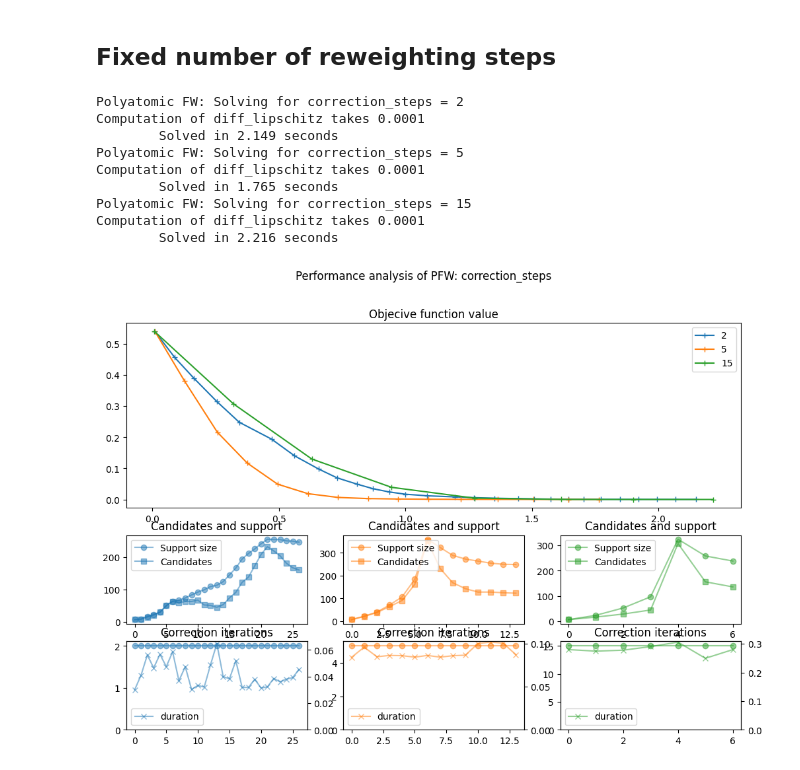
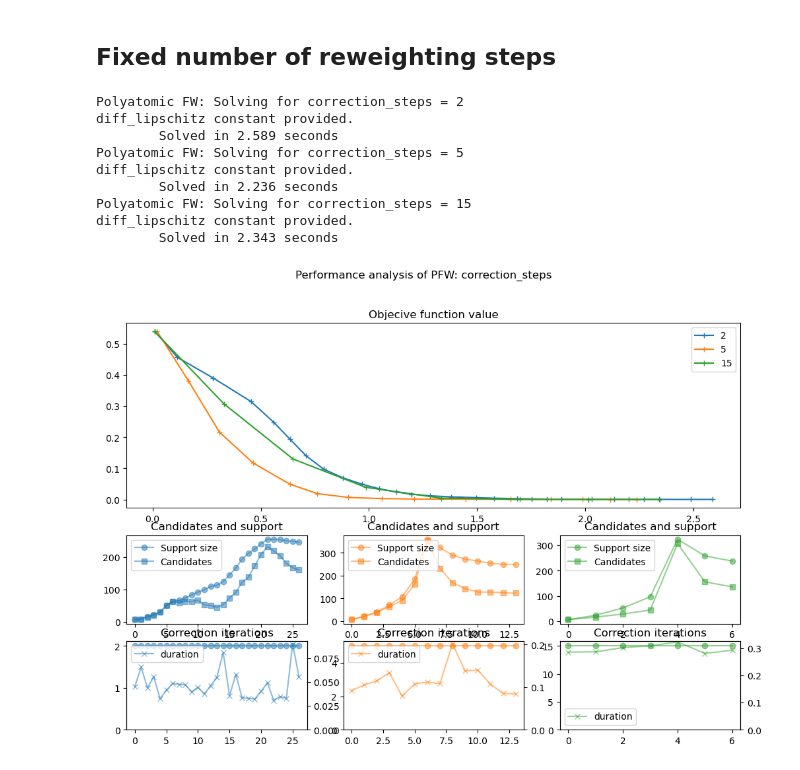
Before and after one commit to AdriaJ/pyfw-lasso, a Jupyter notebook: examples/Example_PFW.ipynb, the cells around one changed output. Cells and saved outputs as stored; diff of their text form; code cells hidden in the pictures.

```diff
--- a/examples/Example_PFW.ipynb
+++ b/examples/Example_PFW.ipynb
@@ -329,7 +337,7 @@ solvers = []
 ds = []
 hs = []
 for elem in l:
-    solver = pyfw.PolyatomicFWforLasso(
+    solver = pyfwl.PFWLasso(
         measurements,
         op,
         lambda_,
@@ -343,7 +351,7 @@ for elem in l:
     solvers.append(solver)
 
     print("Polyatomic FW: Solving for " + key + " = {}".format(elem))
-    solver.fit(stop_crit= stop | track_dcv)
+    solver.fit(stop_crit= stop | track_dcv, diff_lipschitz=lip**2)
     d, h = solver.stats()
     print("\tSolved in {:.3f} seconds".format(h["duration"][-1]))
     ds.append(d)
@@ -371,7 +380,7 @@ solvers = []
 ds = []
 hs = []
 for elem in l:
-    solver = pyfw.PolyatomicFWforLasso(
+    solver = pyfwl.PFWLasso(
         measurements,
         op,
         lambda_,
@@ -385,7 +394,7 @@ for elem in l:
     solvers.append(solver)
 
     print("Polyatomic FW: Solving for " + key + " = {}".format(elem))
-    solver.fit(stop_crit= stop | track_dcv)
+    solver.fit(stop_crit= stop | track_dcv, diff_lipschitz=lip**2)
     d, h = solver.stats()
     print("\tSolved in {:.3f} seconds".format(h["duration"][-1]))
     ds.append(d)
@@ -408,7 +417,7 @@ solvers = []
 ds = []
 hs = []
 for elem in l:
-    solver = pyfw.PolyatomicFWforLasso(
+    solver = pyfwl.PFWLasso(
         measurements,
         op,
         lambda_,
@@ -422,7 +431,7 @@ for elem in l:
     solvers.append(solver)
 
     print("Polyatomic FW: Solving for " + key + " = {}".format(elem))
-    solver.fit(stop_crit= stop | track_dcv)
+    solver.fit(stop_crit= stop | track_dcv, diff_lipschitz=lip**2)
     d, h = solver.stats()
     print("\tSolved in {:.3f} seconds".format(h["duration"][-1]))
     ds.append(d)
@@ -450,7 +459,7 @@ solvers = []
 ds = []
 hs = []
 for elem in l:
-    solver = pyfw.PolyatomicFWforLasso(
+    solver = pyfwl.PFWLasso(
         measurements,
         op,
         lambda_,
@@ -464,7 +473,7 @@ for elem in l:
     solvers.append(solver)
 
     print("Polyatomic FW: Solving for " + key + " = {}".format(elem))
-    solver.fit(stop_crit= stop | track_dcv)
+    solver.fit(stop_crit= stop | track_dcv, diff_lipschitz=lip**2)
     d, h = solver.stats()
     print("\tSolved in {:.3f} seconds".format(h["duration"][-1]))
     ds.append(d)
@@ -490,37 +499,37 @@ l = [2, 5, 15]
 # %%
 solvers = []
 ds = []
 hs = []
 for elem in l:
-    solver = pyfw.PolyatomicFWforLasso(
+    solver = pyfwl.PFWLasso(
         measurements,
         op,
         lambda_,
         ms_threshold=.7,
         init_correction_prec=.1,
         final_correction_prec=final_correction,
         remove_positions=remove,
         min_correction_steps=elem,
         show_progress=False,
     )
     solvers.append(solver)
 
     print("Polyatomic FW: Solving for " + key + " = {}".format(elem))
-    solver.fit(stop_crit= stop | track_dcv, lock_reweighting=True)
+    solver.fit(stop_crit= stop | track_dcv, lock_reweighting=True, diff_lipschitz=lip**2)
     d, h = solver.stats()
     print("\tSolved in {:.3f} seconds".format(h["duration"][-1]))
     ds.append(d)
     hs.append(h)
 
 plot_comparison(l, key, solvers, hs)
 # %% [output]
 Polyatomic FW: Solving for correction_steps = 2
-Computation of diff_lipschitz takes 0.0001
-        Solved in 2.149 seconds
+diff_lipschitz constant provided.
+        Solved in 2.589 seconds
 Polyatomic FW: Solving for correction_steps = 5
-Computation of diff_lipschitz takes 0.0001
-        Solved in 1.765 seconds
+diff_lipschitz constant provided.
+        Solved in 2.236 seconds
 Polyatomic FW: Solving for correction_steps = 15
-Computation of diff_lipschitz takes 0.0001
-        Solved in 2.216 seconds
+diff_lipschitz constant provided.
+        Solved in 2.343 seconds
-[figure, old version]
+[figure, new version]
```
Also changed, not shown: parts of 12 cells of this notebook, 3 other files.
